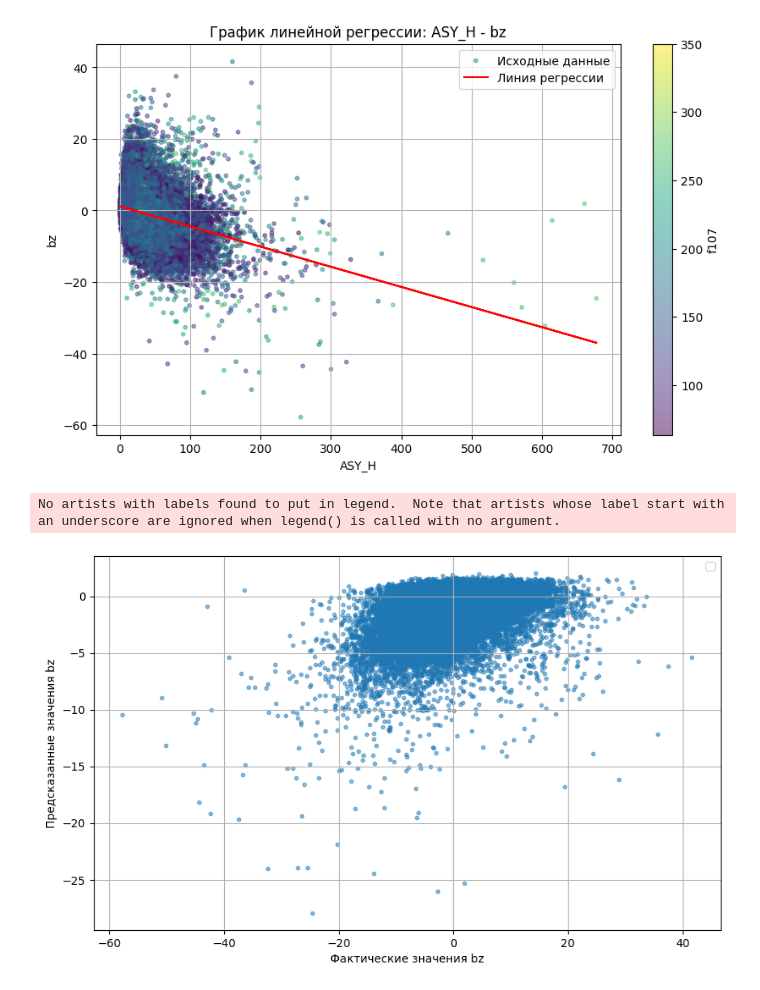
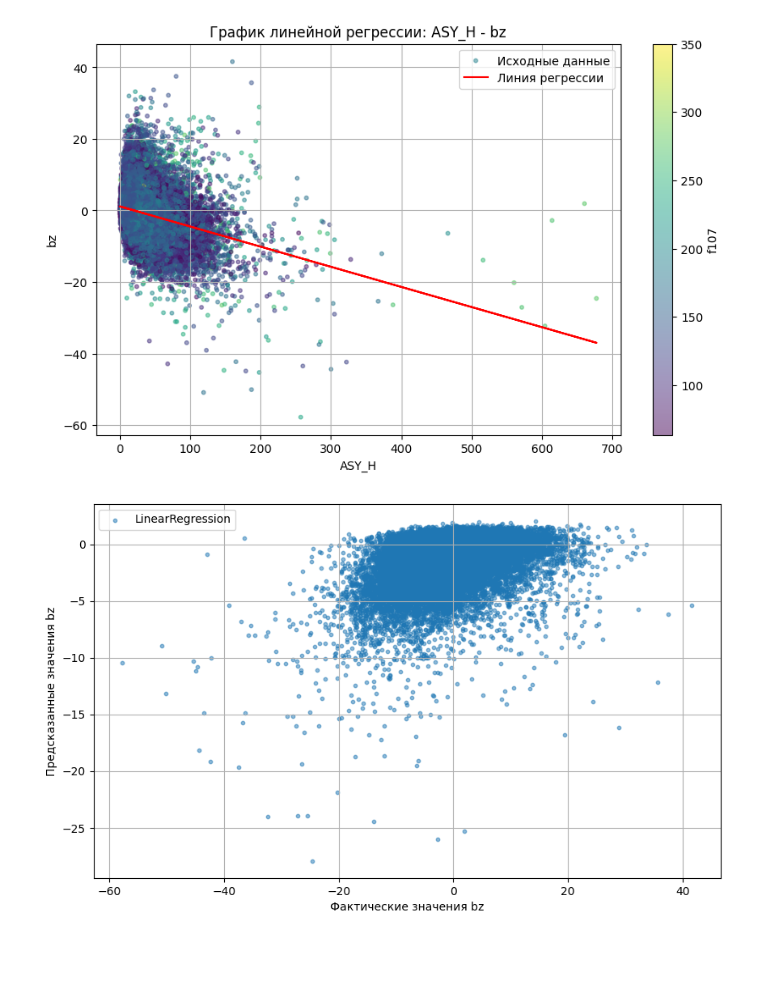
Before and after one commit to rkrwete/BigData, a Jupyter notebook: main.ipynb, the cells around one changed output. Cells and saved outputs as stored; diff of their text form; code cells hidden in the pictures; blank space fills up the shorter version.

```diff
--- a/main.ipynb
+++ b/main.ipynb
@@ -187,23 +188,24 @@ plt.show()
 # %%
 names = ['ASY_D', 'ASY_H', 'SYM_H', 'SYM_D']
 bz_values = initial_data[0].bz
 mask = (bz_values <= 900)
 x = initial_data[0].loc[mask][names].values
 y = bz_values[mask].values
 
 model = LinearRegression()
 model.fit(x, y)
 predict = model.predict(x)
 
 plt.figure(figsize=(10, 6))
-plt.scatter(y, predict, label='', s=10, alpha=0.5)
-# plt.plot([y.min(), y.max()], [y.min(), y.max()], 'r--', lw=2)
+plt.scatter(y, predict, label='LinearRegression', s=10, alpha=0.5)
+
+# for i, name in enumerate(names):
+#     plt.scatter(y, x[:, i], label=name, s=10, alpha=0.5)
 
 plt.grid(True)
 plt.xlabel('Фактические значения bz')
 plt.ylabel('Предсказанные значения bz')
 plt.legend()
 plt.show()
 # %% [output]
-No artists with labels found to put in legend.  Note that artists whose label start with an underscore are ignored when legend() is called with no argument.
-[figure, old version]
+[figure, new version]
```
Also changed, not shown: parts of 3 cells of this notebook.
